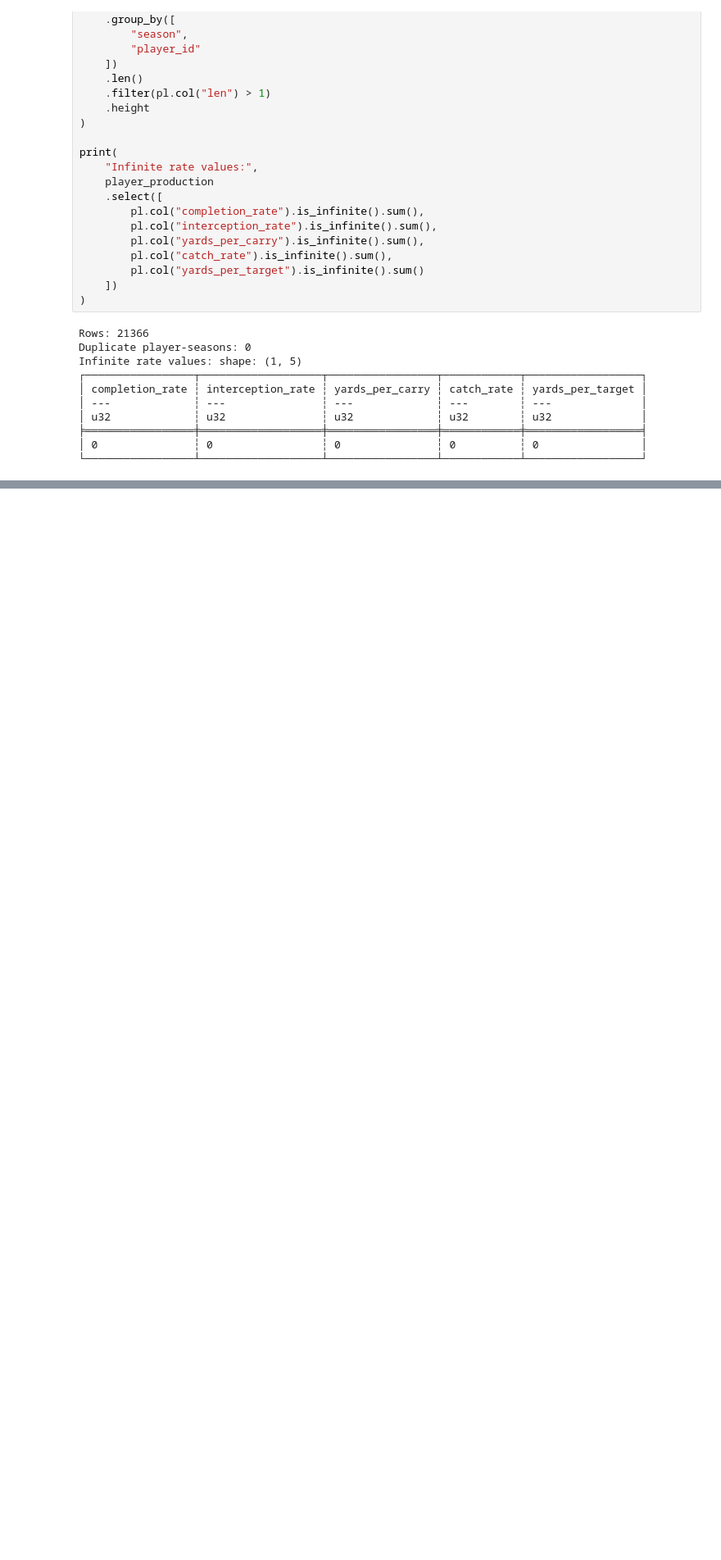
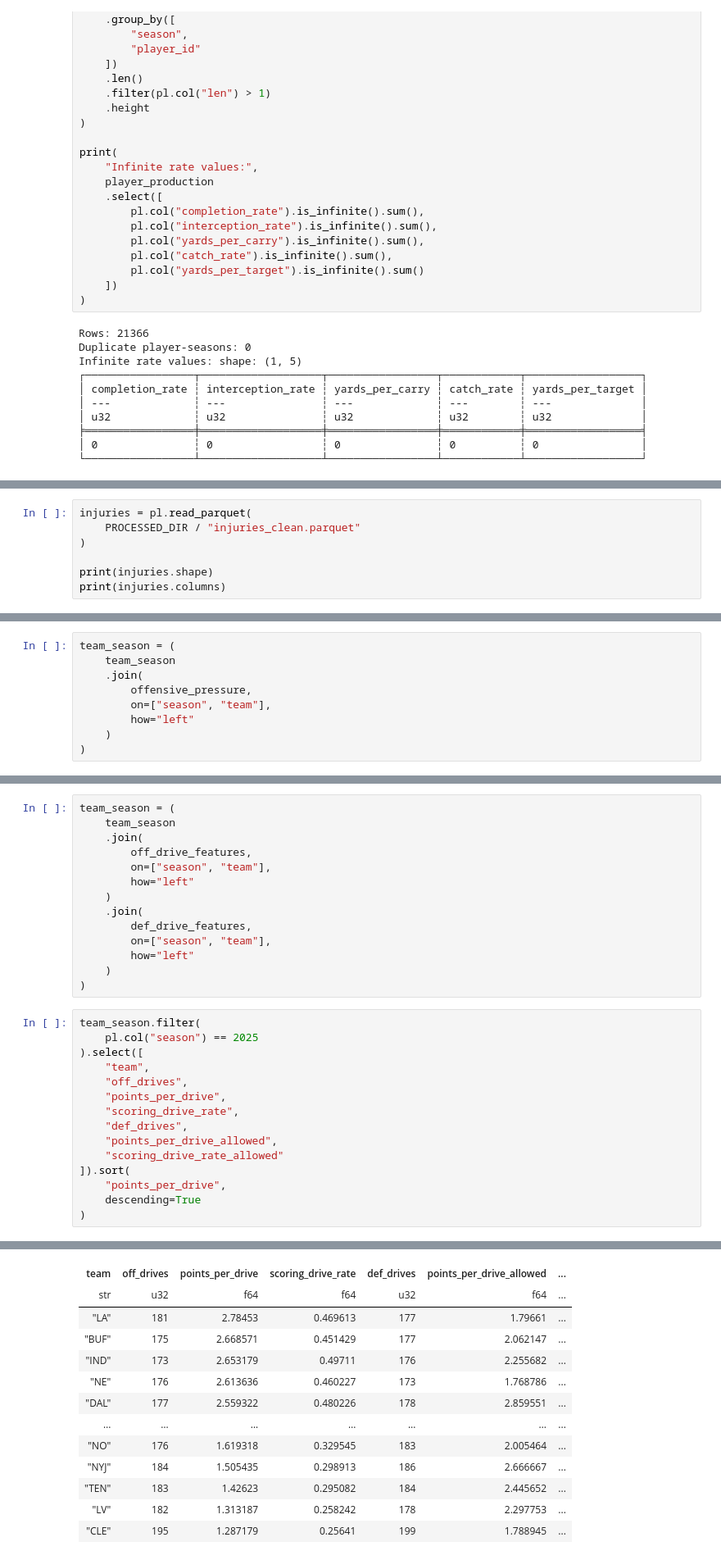
Before and after one commit to ethanfr10/NFL-Season-Projections, a Jupyter notebook: notebooks/03_Feature_Engineering.ipynb, the cells around one changed output, grey strips where cells are left out. Shown at 82% size. Drawn from its saved outputs; the diff is of its cells as text; blank space fills up the shorter version.

Commit message:
Cleaning up 02, Continuing 03

```diff
--- a/notebooks/03_Feature_Engineering.ipynb
+++ b/notebooks/03_Feature_Engineering.ipynb
@@ -1215,0 +1371,7 @@ Infinite rate values: shape: (1, 5)
+# %%
+injuries = pl.read_parquet(
+    PROCESSED_DIR / "injuries_clean.parquet"
+)
+
+print(injuries.shape)
+print(injuries.columns)
@@ -1215,0 +2228,9 @@ Infinite rate values: shape: (1, 5)
+# %%
+team_season = (
+    team_season
+    .join(
+        offensive_pressure,
+        on=["season", "team"],
+        how="left"
+    )
+)
@@ -1215,0 +2331,30 @@ Infinite rate values: shape: (1, 5)
+# %%
+team_season = (
+    team_season
+    .join(
+        off_drive_features,
+        on=["season", "team"],
+        how="left"
+    )
+    .join(
+        def_drive_features,
+        on=["season", "team"],
+        how="left"
+    )
+)
+# %%
+team_season.filter(
+    pl.col("season") == 2025
+).select([
+    "team",
+    "off_drives",
+    "points_per_drive",
+    "scoring_drive_rate",
+    "def_drives",
+    "points_per_drive_allowed",
+    "scoring_drive_rate_allowed"
+]).sort(
+    "points_per_drive",
+    descending=True
+)
+# %% [output]
@@ -1215,0 +2362,13 @@ Infinite rate values: shape: (1, 5)
+| team | off_drives | points_per_drive | scoring_drive_rate | def_drives | points_per_drive_allowed | ... |
+| str | u32 | f64 | f64 | u32 | f64 | ... |
+| "LA" | 181 | 2.78453 | 0.469613 | 177 | 1.79661 | ... |
+| "BUF" | 175 | 2.668571 | 0.451429 | 177 | 2.062147 | ... |
+| "IND" | 173 | 2.653179 | 0.49711 | 176 | 2.255682 | ... |
+| "NE" | 176 | 2.613636 | 0.460227 | 173 | 1.768786 | ... |
+| "DAL" | 177 | 2.559322 | 0.480226 | 178 | 2.859551 | ... |
+| … | … | … | … | … | … | ... |
+| "NO" | 176 | 1.619318 | 0.329545 | 183 | 2.005464 | ... |
+| "NYJ" | 184 | 1.505435 | 0.298913 | 186 | 2.666667 | ... |
+| "TEN" | 183 | 1.42623 | 0.295082 | 184 | 2.445652 | ... |
+| "LV" | 182 | 1.313187 | 0.258242 | 178 | 2.297753 | ... |
+| "CLE" | 195 | 1.287179 | 0.25641 | 199 | 1.788945 | ... |
```
Also changed, not shown: parts of 59 cells of this notebook, 1 other file.
